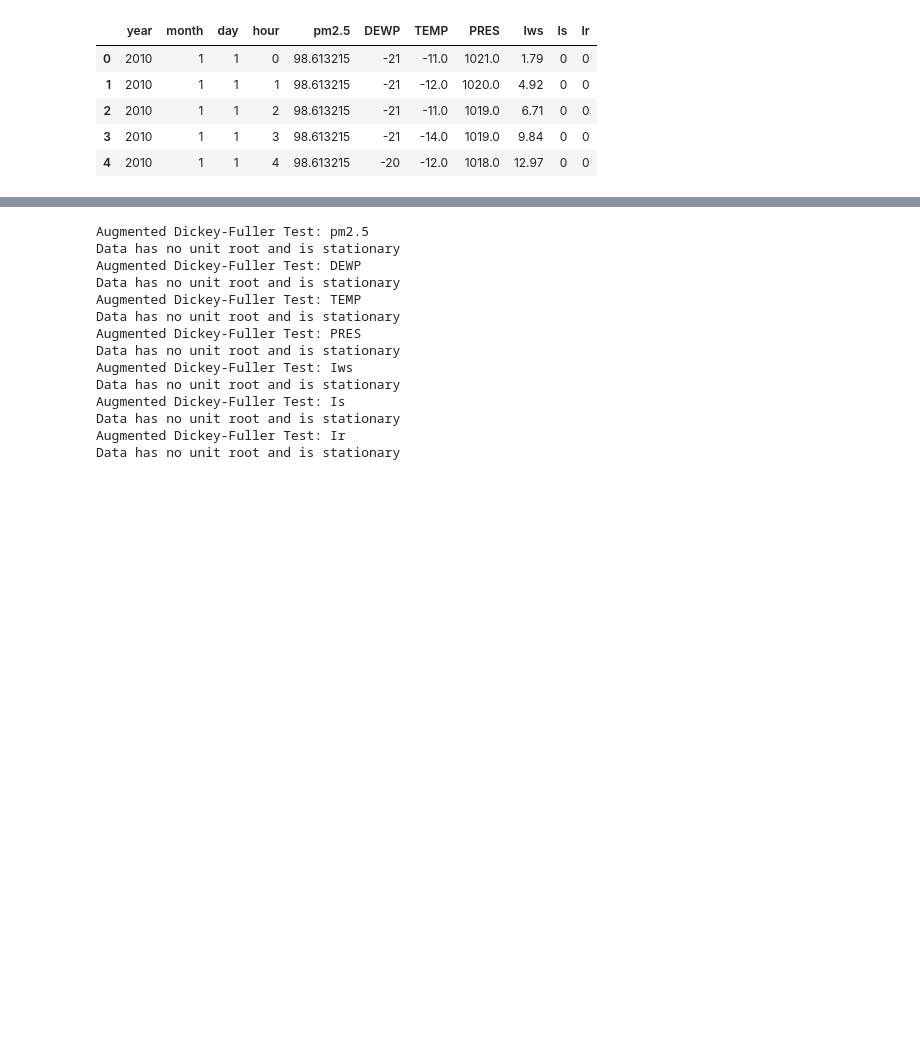
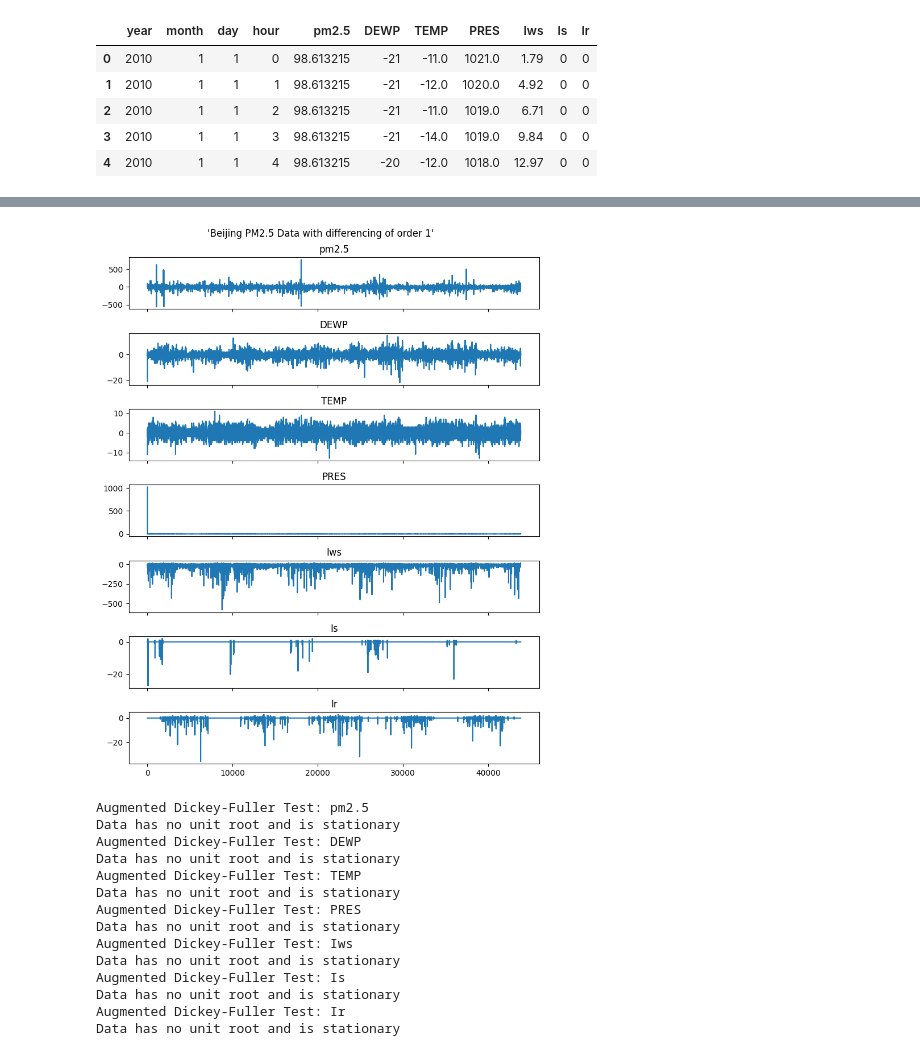
Before and after one commit to schpeer92/BA_BNSL_4_Feature_Selection, a Jupyter notebook: notebooks/02_data_preparation.ipynb, the cells around one changed output, grey strips where cells are left out. Saved outputs shown, nothing was run; the diff lists cells and outputs as text; code cells hidden in the pictures; blank space fills up the shorter version.

```diff
--- a/notebooks/02_data_preparation.ipynb
+++ b/notebooks/02_data_preparation.ipynb
@@ -23,0 +70,2 @@ df_prsa_data = df_prsa_data[prsa_data_cols]
+# %%
+df_prsa_data_diff = ts_differencing(df_prsa_data)
@@ -24 +76,5 @@ df_prsa_data = df_prsa_data[prsa_data_cols]
+# %%
+plot_all_ts(df_prsa_data_diff,"Beijing PM2.5 Data with differencing of order 1", (8,10))
+# %% [output]
+[figure, added]
 # %%
```
Also changed, not shown: parts of 50 cells of this notebook, 9 other files.
